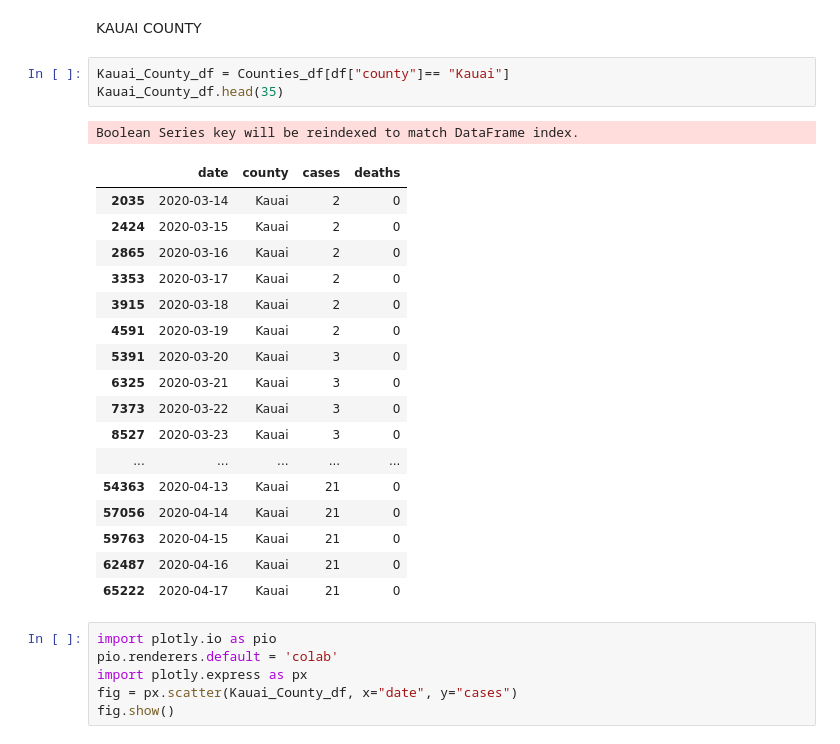
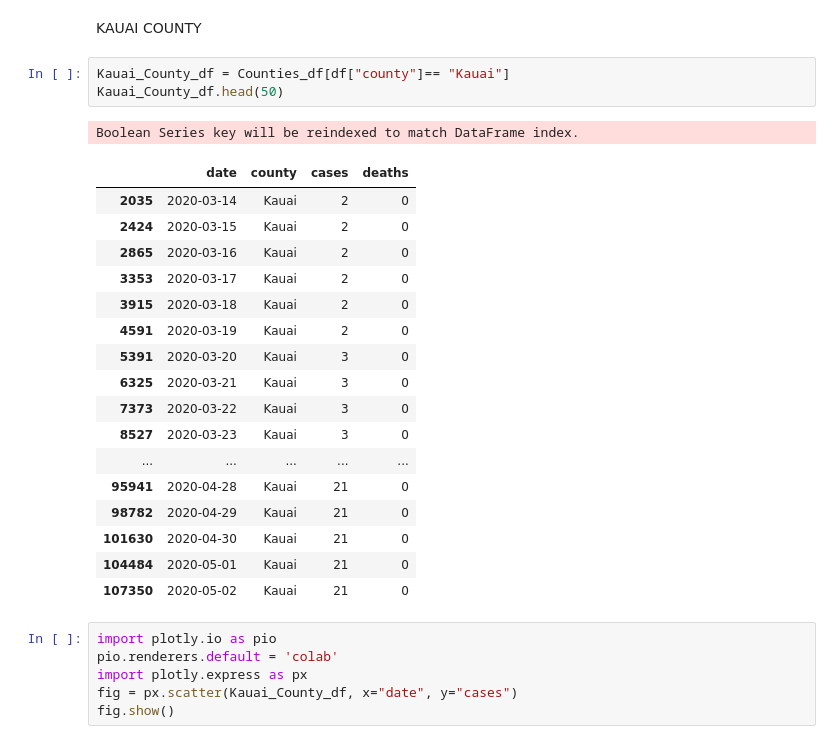
Before and after one commit to AbeMauriceVictorino/covid-19-Hawaii, a Jupyter notebook: Covid_19_Hawaii_Abe_Victorino.ipynb, the cells around one changed output. Cells and saved outputs as stored; diff of their text form.

```diff
--- a/Covid_19_Hawaii_Abe_Victorino.ipynb
+++ b/Covid_19_Hawaii_Abe_Victorino.ipynb
@@ -302,26 +303,26 @@ ax.fig.subplots_adjust(wspace=.2)
 KAUAI COUNTY
 # %%
 Kauai_County_df = Counties_df[df["county"]== "Kauai"]
-Kauai_County_df.head(35)
+Kauai_County_df.head(50)
 # %% [output]
 Boolean Series key will be reindexed to match DataFrame index.
 |  | date | county | cases | deaths |
 | 2035 | 2020-03-14 | Kauai | 2 | 0 |
 | 2424 | 2020-03-15 | Kauai | 2 | 0 |
 | 2865 | 2020-03-16 | Kauai | 2 | 0 |
 | 3353 | 2020-03-17 | Kauai | 2 | 0 |
 | 3915 | 2020-03-18 | Kauai | 2 | 0 |
 | 4591 | 2020-03-19 | Kauai | 2 | 0 |
 | 5391 | 2020-03-20 | Kauai | 3 | 0 |
 | 6325 | 2020-03-21 | Kauai | 3 | 0 |
 | 7373 | 2020-03-22 | Kauai | 3 | 0 |
 | 8527 | 2020-03-23 | Kauai | 3 | 0 |
 | ... | ... | ... | ... | ... |
-| 54363 | 2020-04-13 | Kauai | 21 | 0 |
-| 57056 | 2020-04-14 | Kauai | 21 | 0 |
-| 59763 | 2020-04-15 | Kauai | 21 | 0 |
-| 62487 | 2020-04-16 | Kauai | 21 | 0 |
-| 65222 | 2020-04-17 | Kauai | 21 | 0 |
+| 95941 | 2020-04-28 | Kauai | 21 | 0 |
+| 98782 | 2020-04-29 | Kauai | 21 | 0 |
+| 101630 | 2020-04-30 | Kauai | 21 | 0 |
+| 104484 | 2020-05-01 | Kauai | 21 | 0 |
+| 107350 | 2020-05-02 | Kauai | 21 | 0 |
 # %%
 import plotly.io as pio
 pio.renderers.default = 'colab'
```
Also changed, not shown: parts of 8 cells of this notebook.
